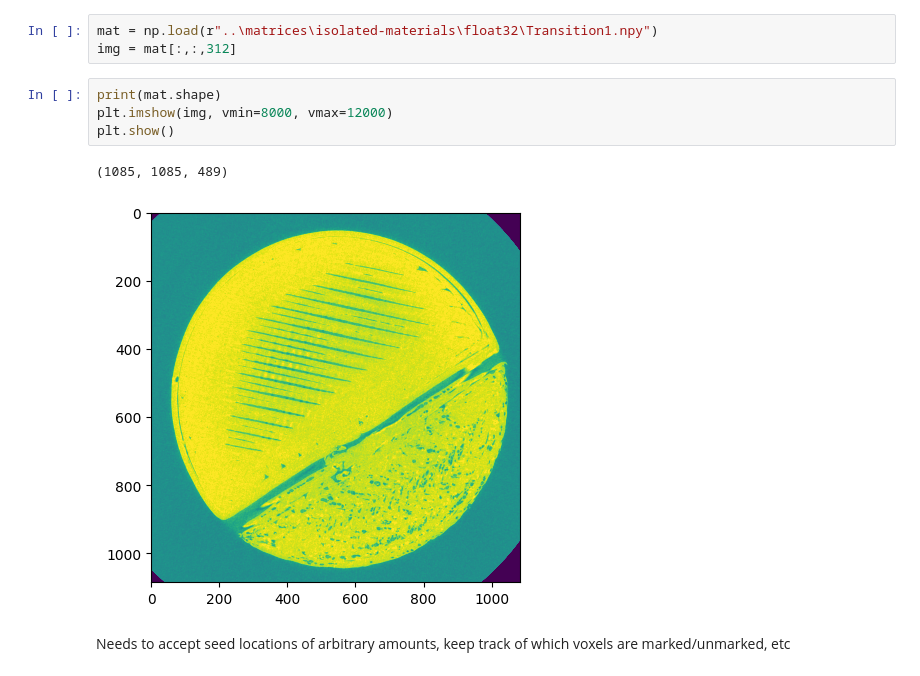
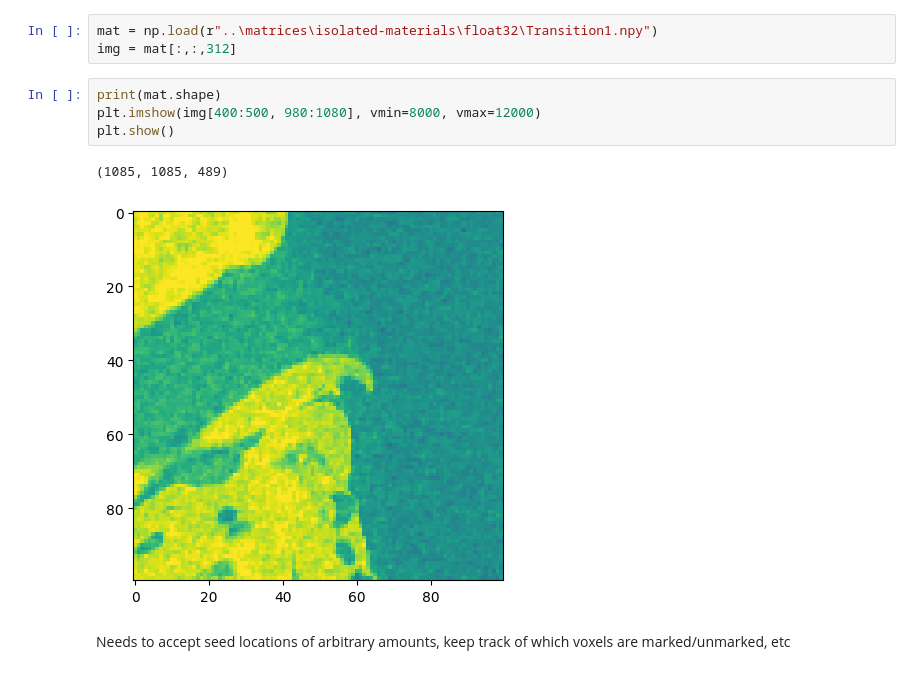
Before and after one commit to tpasfieldERAU/MA390-490_PNNL, a Jupyter notebook: segmentation/meyer-flood.ipynb, the cells around one changed output. Drawn from its saved outputs; the diff is of its cells as text.

```diff
--- a/segmentation/meyer-flood.ipynb
+++ b/segmentation/meyer-flood.ipynb
@@ -10,11 +10,11 @@ mat = np.load(r"..\matrices\isolated-materials\float32\Transition1.npy")
 img = mat[:,:,312]
 # %%
 print(mat.shape)
-plt.imshow(img, vmin=8000, vmax=12000)
+plt.imshow(img[400:500, 980:1080], vmin=8000, vmax=12000)
 plt.show()
 # %% [output]
 (1085, 1085, 489)
-[figure, old version]
+[figure, new version]
 # %% [markdown]
 Needs to accept seed locations of arbitrary amounts, keep track of which voxels are marked/unmarked, etc
 # %%
```
Also changed, not shown: parts of 3 cells of this notebook.
